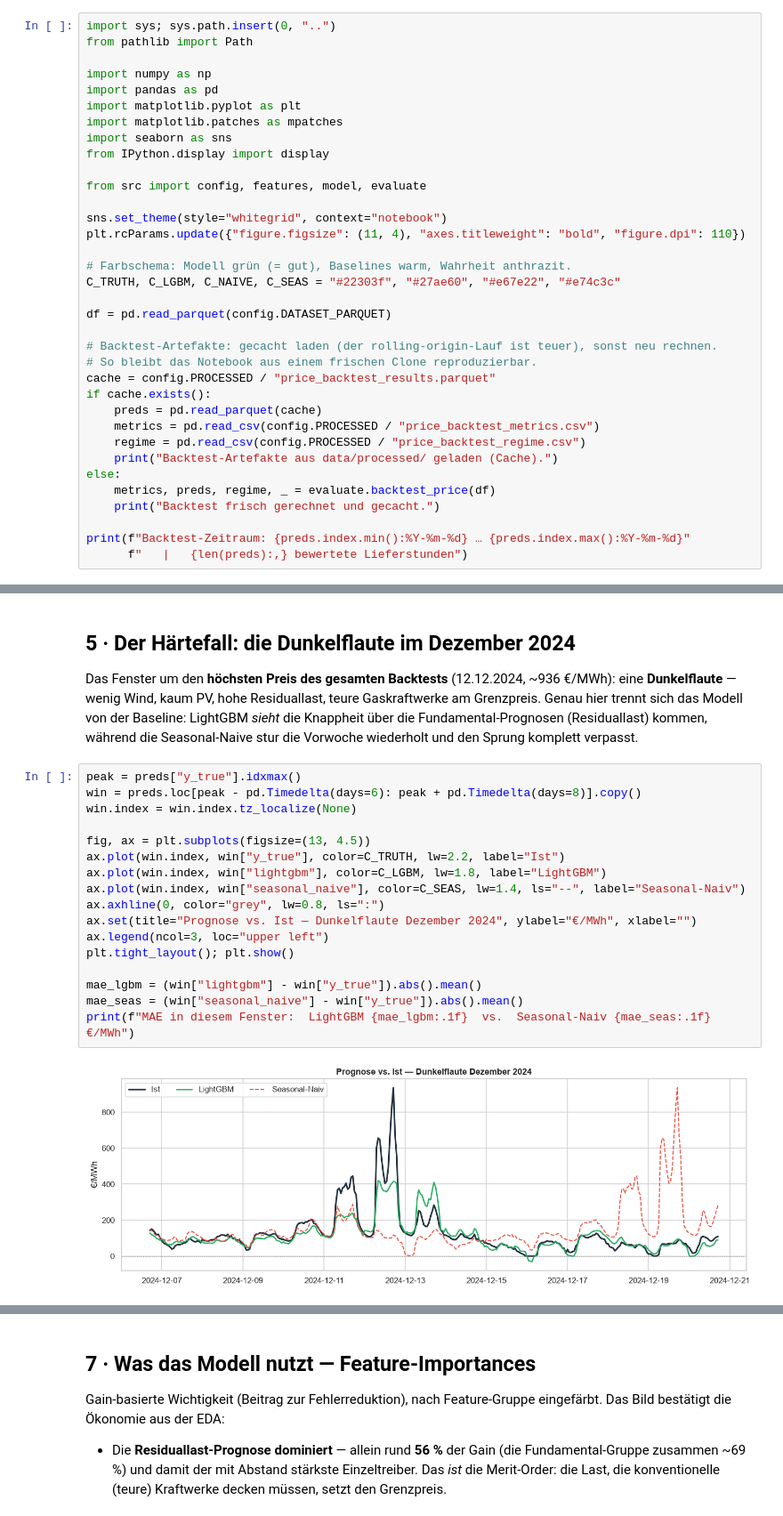
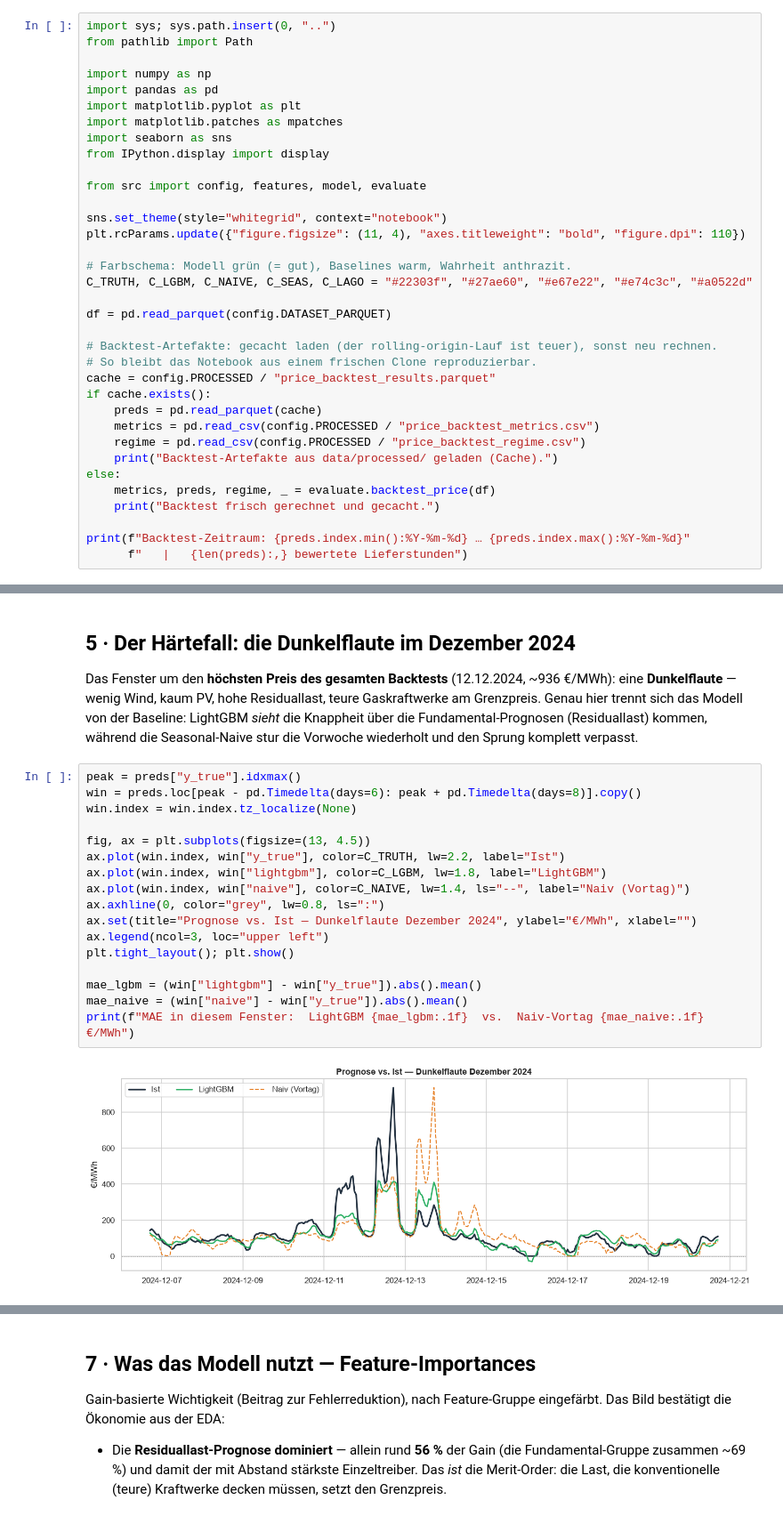
Before and after one commit to pat-olhed/energy, a Jupyter notebook: notebooks/04_price_model.ipynb, the cells around one changed output, grey strips where cells are left out. Shown at 89% size. Saved outputs shown, nothing was run; the diff lists cells and outputs as text.

```diff
--- a/notebooks/04_price_model.ipynb
+++ b/notebooks/04_price_model.ipynb
@@ -29,7 +30,7 @@ sns.set_theme(style="whitegrid", context="notebook")
 plt.rcParams.update({"figure.figsize": (11, 4), "axes.titleweight": "bold", "figure.dpi": 110})
 
 # Farbschema: Modell grün (= gut), Baselines warm, Wahrheit anthrazit.
-C_TRUTH, C_LGBM, C_NAIVE, C_SEAS = "#22303f", "#27ae60", "#e67e22", "#e74c3c"
+C_TRUTH, C_LGBM, C_NAIVE, C_SEAS, C_LAGO = "#22303f", "#27ae60", "#e67e22", "#e74c3c", "#a0522d"
 
 df = pd.read_parquet(config.DATASET_PARQUET)
 
@@ -202,19 +212,19 @@ wiederholt und den Sprung komplett verpasst.
 # %%
 peak = preds["y_true"].idxmax()
 win = preds.loc[peak - pd.Timedelta(days=6): peak + pd.Timedelta(days=8)].copy()
 win.index = win.index.tz_localize(None)
 
 fig, ax = plt.subplots(figsize=(13, 4.5))
 ax.plot(win.index, win["y_true"], color=C_TRUTH, lw=2.2, label="Ist")
 ax.plot(win.index, win["lightgbm"], color=C_LGBM, lw=1.8, label="LightGBM")
-ax.plot(win.index, win["seasonal_naive"], color=C_SEAS, lw=1.4, ls="--", label="Seasonal-Naiv")
+ax.plot(win.index, win["naive"], color=C_NAIVE, lw=1.4, ls="--", label="Naiv (Vortag)")
 ax.axhline(0, color="grey", lw=0.8, ls=":")
 ax.set(title="Prognose vs. Ist — Dunkelflaute Dezember 2024", ylabel="€/MWh", xlabel="")
 ax.legend(ncol=3, loc="upper left")
 plt.tight_layout(); plt.show()
 
 mae_lgbm = (win["lightgbm"] - win["y_true"]).abs().mean()
-mae_seas = (win["seasonal_naive"] - win["y_true"]).abs().mean()
-print(f"MAE in diesem Fenster:  LightGBM {mae_lgbm:.1f}  vs.  Seasonal-Naiv {mae_seas:.1f} €/MWh")
+mae_naive = (win["naive"] - win["y_true"]).abs().mean()
+print(f"MAE in diesem Fenster:  LightGBM {mae_lgbm:.1f}  vs.  Naiv-Vortag {mae_naive:.1f} €/MWh")
 # %% [output]
-[figure, old version]
+[figure, new version]
```
Also changed, not shown: parts of 10 cells of this notebook, 4 other files.
